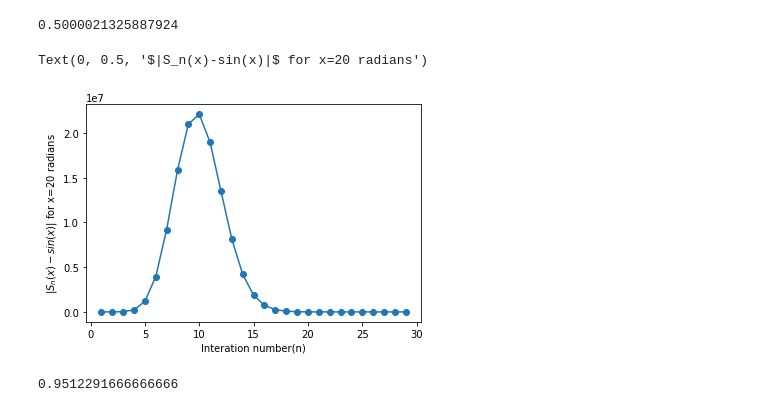
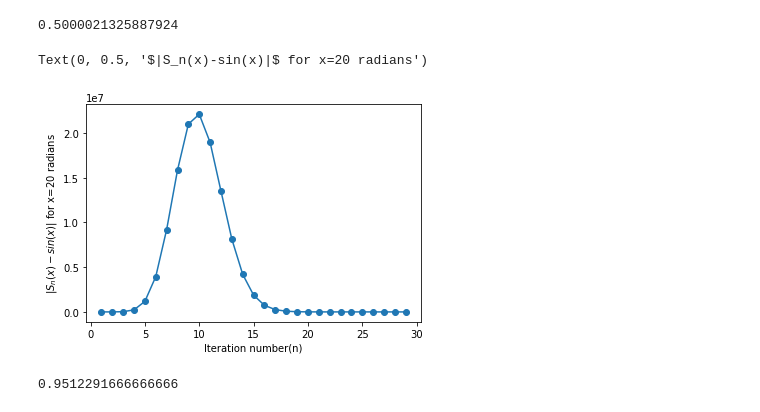
Before and after one commit to sudipniser/P346-Assignment-1, a Jupyter notebook: Assignment 1.ipynb, the cells around one changed output. Drawn from its saved outputs; the diff is of its cells as text; code cells hidden in the pictures.

```diff
--- a/Assignment 1.ipynb
+++ b/Assignment 1.ipynb
@@ -225,14 +254,15 @@ sine(math.pi/6,4)#my value
 # %% [output]
 0.5000021325887924
 # %%
+#Plotting the modulus of error versus the iteration numbers for the sine function
 x=[i for i in range(1,30)]
 y=[abs(S_n(20,j)-math.sin(20)) for j in range(1,30)]
 plt.plot(x,y,'-o')
-plt.xlabel("Interation number(n)")
+plt.xlabel("Iteration number(n)")
 plt.ylabel("$|S_n(x)-sin(x)|$ for x=20 radians")
 # %% [output]
 Text(0, 0.5, '$|S_n(x)-sin(x)|$ for x=20 radians')
-[figure, old version]
+[figure, new version]
 # %%
 #Taylor series sum of exp(-x) function taking n terms
 def E_n(x,n):
```
Also changed, not shown: parts of 7 cells of this notebook.
